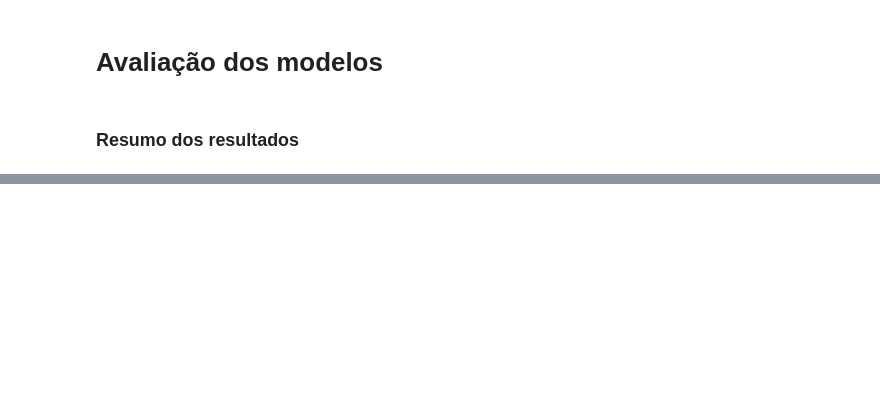
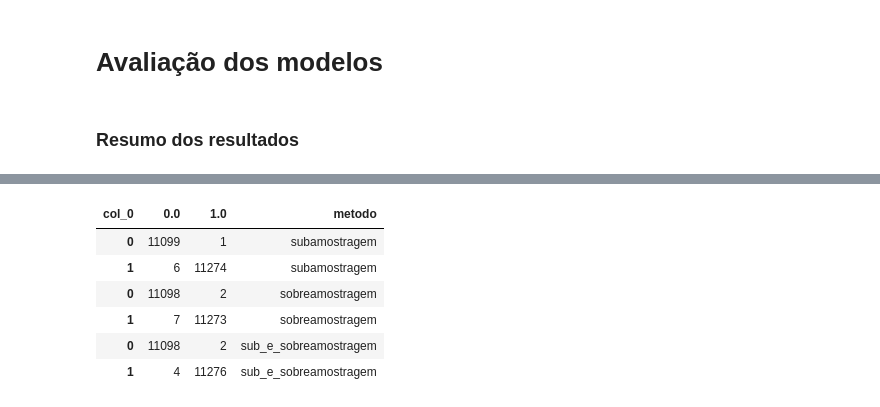
Before and after one commit to DeboraOliver/fraud_detection_project, a Jupyter notebook: Fraude_cartoes_de_credito.ipynb, the cells around one changed output, grey strips where cells are left out. Saved outputs shown, nothing was run; the diff lists cells and outputs as text; code cells hidden in the pictures; blank space fills up the shorter version.

```diff
--- a/Fraude_cartoes_de_credito.ipynb
+++ b/Fraude_cartoes_de_credito.ipynb
@@ -312,0 +424,12 @@ df
+# %%
+# as matrizes de confusao após os 3 processos: subamostragem, sobreamostragem e sub + sobreamostragem
+resultados_matrizes_confusao.to_csv('matrizes_confusao_random_forest_final.csv')
+resultados_matrizes_confusao
+# %% [output]
+| col_0 | 0.0 | 1.0 | metodo |
+| 0 | 11099 | 1 | subamostragem |
+| 1 | 6 | 11274 | subamostragem |
+| 0 | 11098 | 2 | sobreamostragem |
+| 1 | 7 | 11273 | sobreamostragem |
+| 0 | 11098 | 2 | sub_e_sobreamostragem |
+| 1 | 4 | 11276 | sub_e_sobreamostragem |
```
Also changed, not shown: parts of 36 cells of this notebook.
